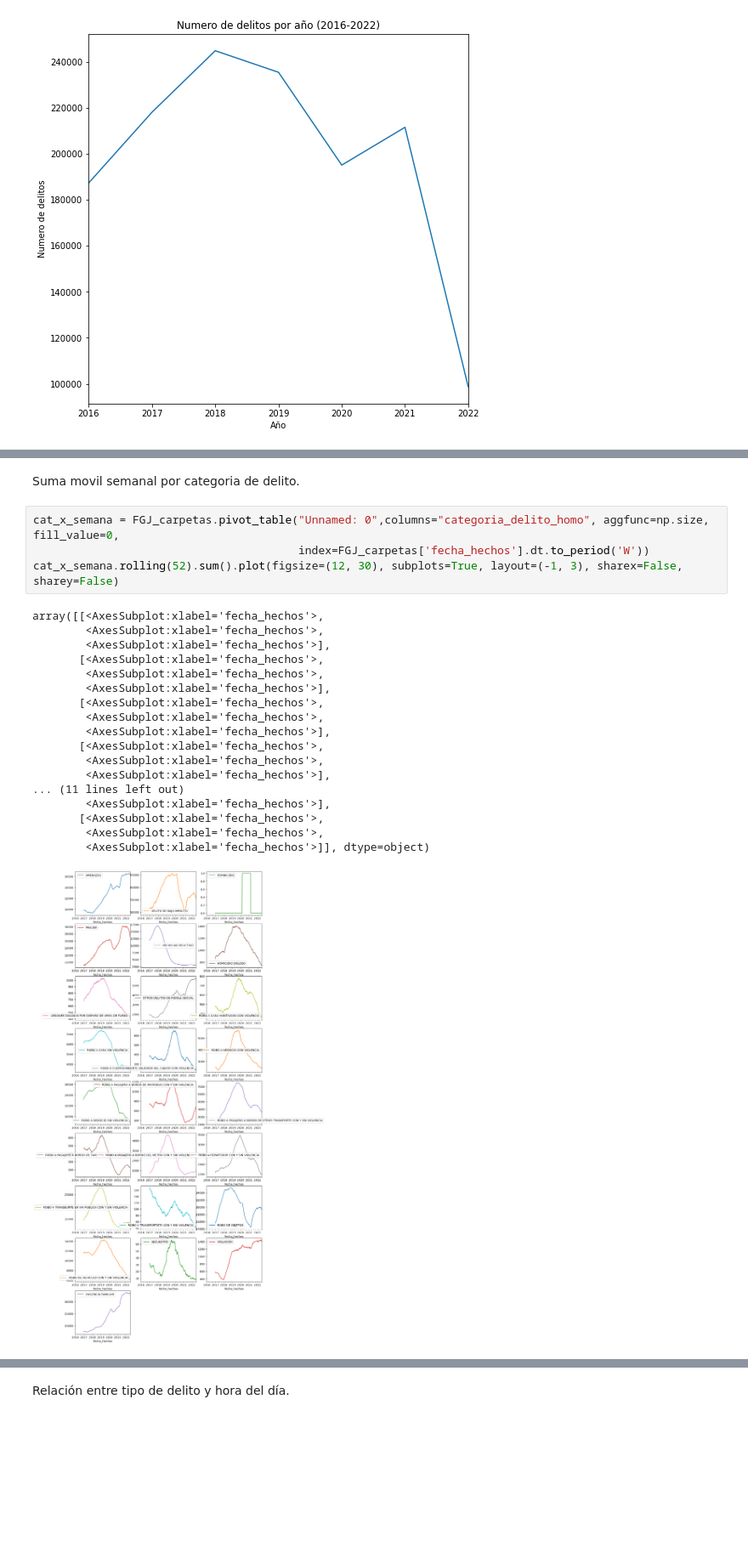
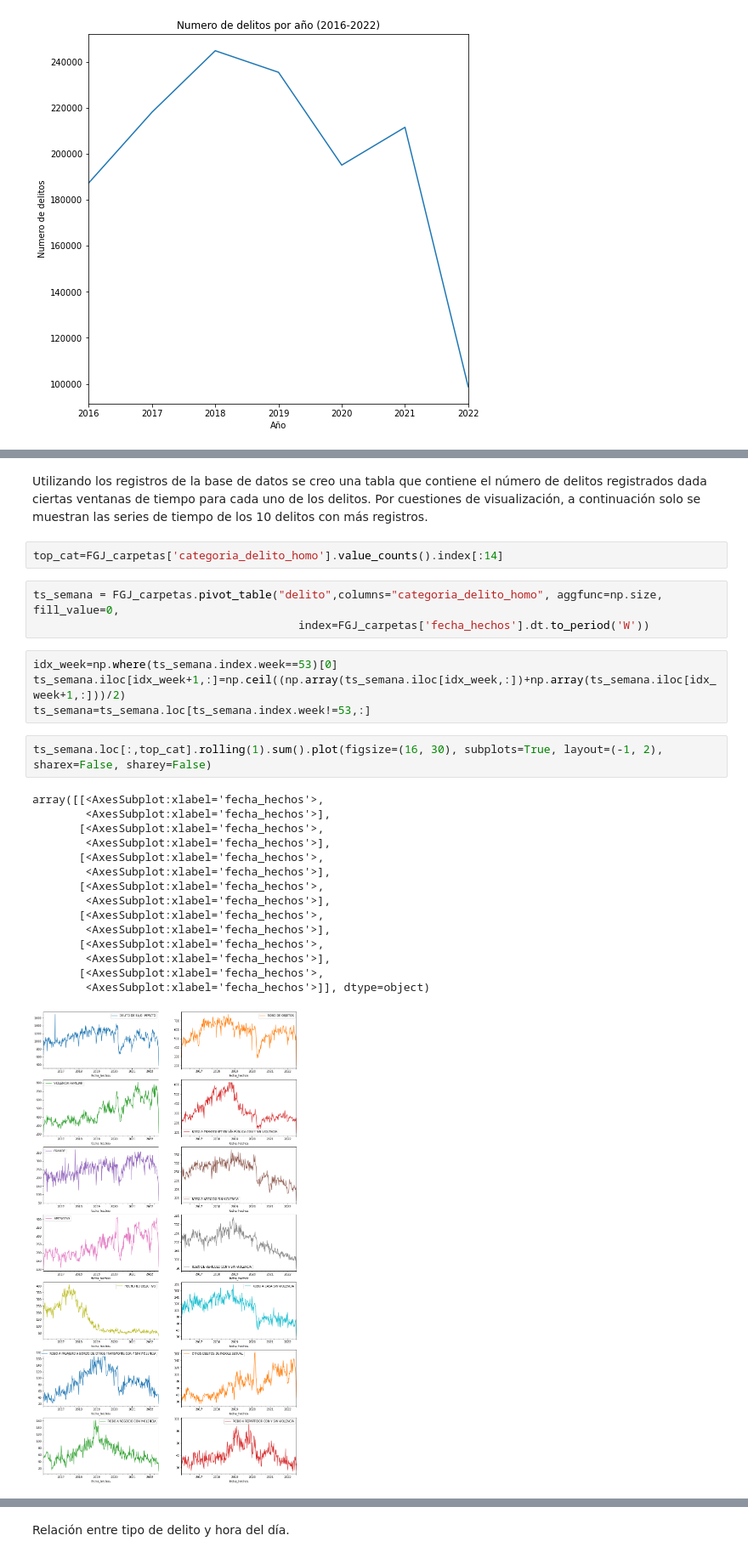
Before and after one commit to JoshiLeal/Metodos_de_DL_para_pronostico_de_series_de_tiempo_multivariadas, a Jupyter notebook: Notebooks/FGJ_Carpetas_Homo_EDA.ipynb, the cells around one changed output, grey strips where cells are left out. Shown at 85% size. Drawn from its saved outputs; the diff is of its cells as text; blank space fills up the shorter version.

```diff
--- a/Notebooks/FGJ_Carpetas_Homo_EDA.ipynb
+++ b/Notebooks/FGJ_Carpetas_Homo_EDA.ipynb
@@ -343,25 +327,29 @@ grafico_x_cat = cat_x_dia.rolling(365).sum().plot(figsize=(12, 30), subplots=Tru
-# %% [markdown]
-Suma movil semanal por categoria de delito.
+# %% [markdown]
+Utilizando los registros de la base de datos se creo una tabla que contiene el número de delitos registrados dada ciertas ventanas de tiempo para cada uno de los delitos. Por cuestiones de visualización, a continuación solo se muestran las series de tiempo de los 10 delitos con más registros.
+# %%
+top_cat=FGJ_carpetas['categoria_delito_homo'].value_counts().index[:14]
 # %%
-cat_x_semana = FGJ_carpetas.pivot_table("Unnamed: 0",columns="categoria_delito_homo", aggfunc=np.size, fill_value=0,
+ts_semana = FGJ_carpetas.pivot_table("delito",columns="categoria_delito_homo", aggfunc=np.size, fill_value=0,
                                         index=FGJ_carpetas['fecha_hechos'].dt.to_period('W'))
-cat_x_semana.rolling(52).sum().plot(figsize=(12, 30), subplots=True, layout=(-1, 3), sharex=False, sharey=False)
-# %% [output]
-array([[<AxesSubplot:xlabel='fecha_hechos'>,
-        <AxesSubplot:xlabel='fecha_hechos'>,
-        <AxesSubplot:xlabel='fecha_hechos'>],
-       [<AxesSubplot:xlabel='fecha_hechos'>,
-        <AxesSubplot:xlabel='fecha_hechos'>,
-        <AxesSubplot:xlabel='fecha_hechos'>],
-       [<AxesSubplot:xlabel='fecha_hechos'>,
-        <AxesSubplot:xlabel='fecha_hechos'>,
-        <AxesSubplot:xlabel='fecha_hechos'>],
-       [<AxesSubplot:xlabel='fecha_hechos'>,
-        <AxesSubplot:xlabel='fecha_hechos'>,
-        <AxesSubplot:xlabel='fecha_hechos'>],
-... (11 lines left out)
-        <AxesSubplot:xlabel='fecha_hechos'>],
-       [<AxesSubplot:xlabel='fecha_hechos'>,
-        <AxesSubplot:xlabel='fecha_hechos'>,
-        <AxesSubplot:xlabel='fecha_hechos'>]], dtype=object)
-[figure, removed]
+# %%
+idx_week=np.where(ts_semana.index.week==53)[0]
+ts_semana.iloc[idx_week+1,:]=np.ceil((np.array(ts_semana.iloc[idx_week,:])+np.array(ts_semana.iloc[idx_week+1,:]))/2)
+ts_semana=ts_semana.loc[ts_semana.index.week!=53,:]
+# %%
+ts_semana.loc[:,top_cat].rolling(1).sum().plot(figsize=(16, 30), subplots=True, layout=(-1, 2), sharex=False, sharey=False)
+# %% [output]
+array([[<AxesSubplot:xlabel='fecha_hechos'>,
+        <AxesSubplot:xlabel='fecha_hechos'>],
+       [<AxesSubplot:xlabel='fecha_hechos'>,
+        <AxesSubplot:xlabel='fecha_hechos'>],
+       [<AxesSubplot:xlabel='fecha_hechos'>,
+        <AxesSubplot:xlabel='fecha_hechos'>],
+       [<AxesSubplot:xlabel='fecha_hechos'>,
+        <AxesSubplot:xlabel='fecha_hechos'>],
+       [<AxesSubplot:xlabel='fecha_hechos'>,
+        <AxesSubplot:xlabel='fecha_hechos'>],
+       [<AxesSubplot:xlabel='fecha_hechos'>,
+        <AxesSubplot:xlabel='fecha_hechos'>],
+       [<AxesSubplot:xlabel='fecha_hechos'>,
+        <AxesSubplot:xlabel='fecha_hechos'>]], dtype=object)
+[figure, added]
```
Also changed, not shown: parts of 56 cells of this notebook.
